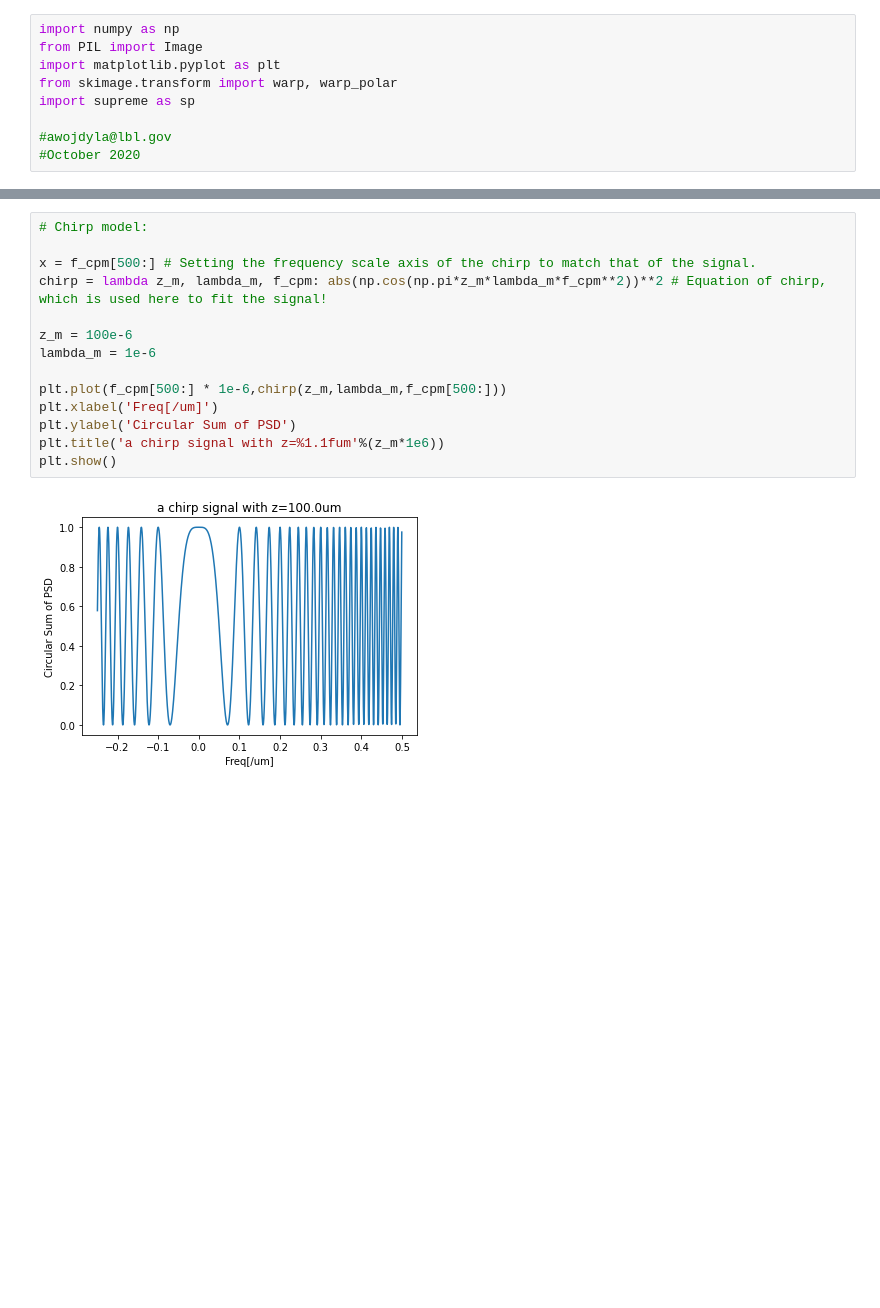
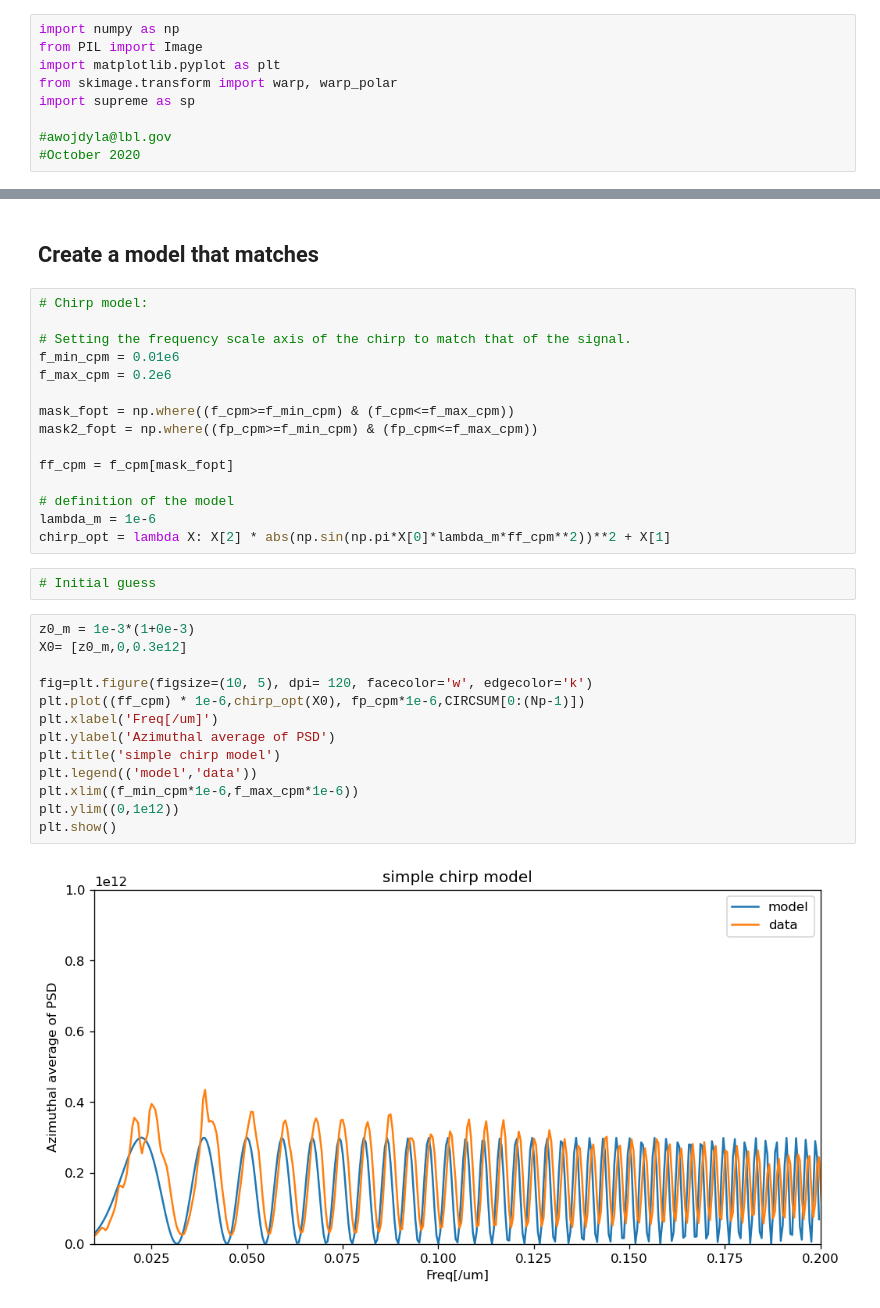
Before and after one commit to mmorst/Supreme, a Jupyter notebook: 03_process_data.ipynb, the cells around one changed output, grey strips where cells are left out. Cells and saved outputs as stored; diff of their text form; blank space fills up the shorter version.

```diff
--- a/03_process_data.ipynb
+++ b/03_process_data.ipynb
@@ -51,16 +53,34 @@ plt.show()
-# %%
-# Chirp model:
-
-x = f_cpm[500:] # Setting the frequency scale axis of the chirp to match that of the signal.
-chirp = lambda z_m, lambda_m, f_cpm: abs(np.cos(np.pi*z_m*lambda_m*f_cpm**2))**2 # Equation of chirp, which is used here to fit the signal!
-
-z_m = 100e-6
-lambda_m = 1e-6
-
-plt.plot(f_cpm[500:] * 1e-6,chirp(z_m,lambda_m,f_cpm[500:]))
-plt.xlabel('Freq[/um]')
-plt.ylabel('Circular Sum of PSD')
-plt.title('a chirp signal with z=%1.1fum'%(z_m*1e6))
-plt.show()
-# %% [output]
-[figure, removed]
+# %% [markdown]
+## Create a model that matches
+# %%
+# Chirp model:
+
+# Setting the frequency scale axis of the chirp to match that of the signal.
+f_min_cpm = 0.01e6
+f_max_cpm = 0.2e6
+
+mask_fopt = np.where((f_cpm>=f_min_cpm) & (f_cpm<=f_max_cpm))
+mask2_fopt = np.where((fp_cpm>=f_min_cpm) & (fp_cpm<=f_max_cpm))
+
+ff_cpm = f_cpm[mask_fopt]
+
+# definition of the model
+lambda_m = 1e-6
+chirp_opt = lambda X: X[2] * abs(np.sin(np.pi*X[0]*lambda_m*ff_cpm**2))**2 + X[1]
+# %%
+# Initial guess
+# %%
+z0_m = 1e-3*(1+0e-3)
+X0= [z0_m,0,0.3e12]
+
+fig=plt.figure(figsize=(10, 5), dpi= 120, facecolor='w', edgecolor='k')
+plt.plot((ff_cpm) * 1e-6,chirp_opt(X0), fp_cpm*1e-6,CIRCSUM[0:(Np-1)])
+plt.xlabel('Freq[/um]')
+plt.ylabel('Azimuthal average of PSD')
+plt.title('simple chirp model')
+plt.legend(('model','data'))
+plt.xlim((f_min_cpm*1e-6,f_max_cpm*1e-6))
+plt.ylim((0,1e12))
+plt.show()
+# %% [output]
+[figure, added]
```
Also changed, not shown: parts of 10 cells of this notebook, 4 other files.
